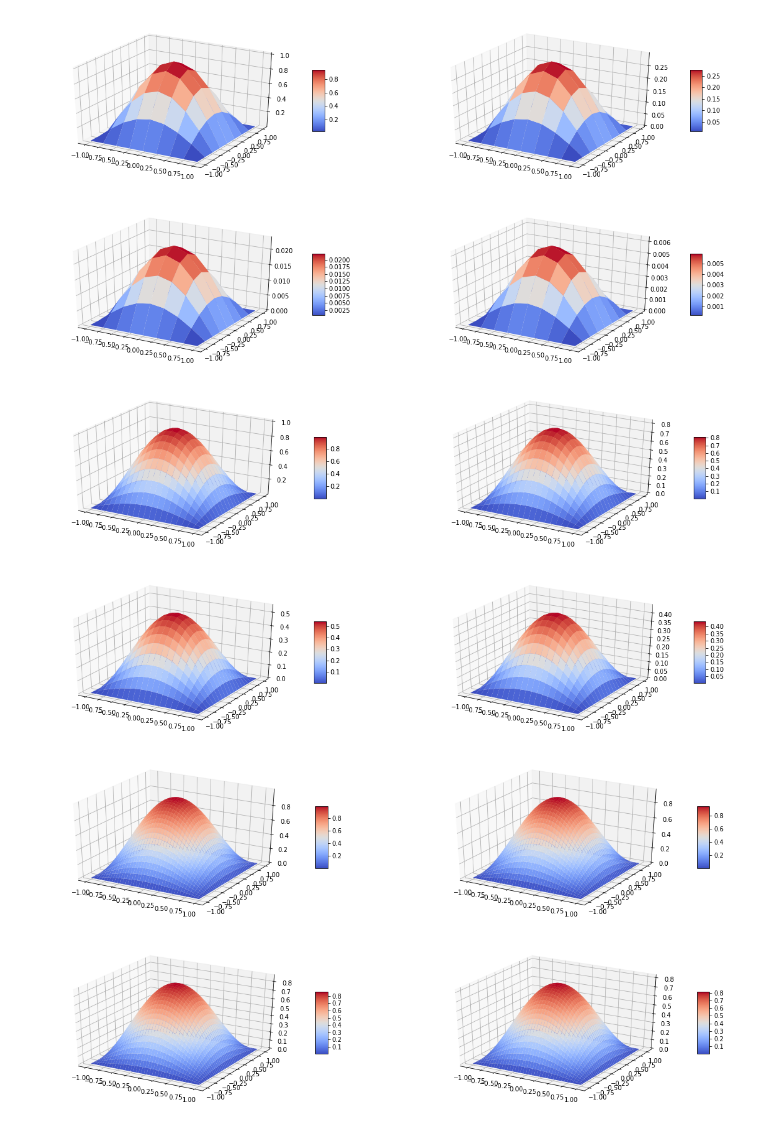
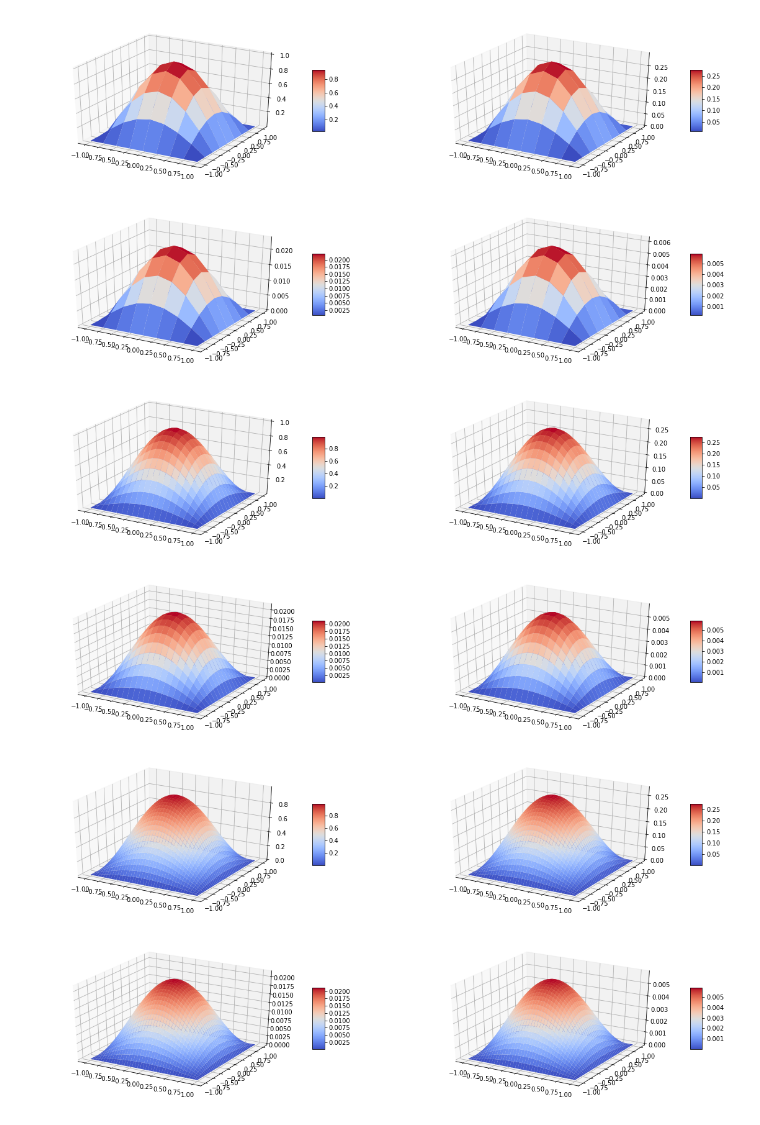
Before and after one commit to rudrasohan/Advanced-Numerical-Techniques, a Jupyter notebook: assignment8.ipynb, the cells around one changed output. Saved outputs shown, nothing was run; the diff lists cells and outputs as text; code cells hidden in the pictures.

```diff
--- a/assignment8.ipynb
+++ b/assignment8.ipynb
@@ -165,19 +165,3 @@ for i in range(len(u)):
     time.sleep(0.5)
 
 fig.clear()
-# %%
-eqn = Equation(1)
-cond = Conditions(Fraction(1,6),0.125,0.0,1.0,0.0,0.0,sin(np.pi*x))
-y = PDE_Solver(eqn, cond, 10)
-n = int(np.ceil((cond.xn - cond.x0)/cond.dx))
-x_range = np.arange(0, n + 1)
-fig = plt.figure(figsize=(20, 40))
-ax = fig.add_subplot(311)
-ax.set_title("dx=0.125")
-g = []
-for i in range(len(y)):
-    ax.plot(x_range, y[i])
-    ax.scatter(x_range, y[i])
-    g.append("t"+str(i))
-ax.legend(tuple(g))
-fig.show()
@@ -203,52 +191,50 @@ plt.show()
 # %% [output]
 [figure]
 # %%
-cond = Conditions(Fraction(1,6),0.1,0.1,-1.0,1.0,-1.0,1.0,0.0,cos(np.pi*x/2.0)*cos(np.pi*y/2.0))
-eqn = Equation(1)
-u = PDE_ADI_Solver(eqn, cond, 100)
+cond2 = Conditions(Fraction(1,6),0.1,0.1,-1.0,1.0,-1.0,1.0,0.0,cos(np.pi*x/2.0)*cos(np.pi*y/2.0))
+u2 = PDE_ADI_Solver(eqn, cond2, 625)
 # %%
-i = np.arange(cond.x0, cond.xn + cond.dx, cond.dx)
-j = np.arange(cond.y0, cond.yn + cond.dy, cond.dy)
+i = np.arange(cond2.x0, cond2.xn + cond2.dx, cond2.dx)
+j = np.arange(cond2.y0, cond2.yn + cond2.dy, cond2.dy)
 X, Y = np.meshgrid(i, j)
 fig = plt.figure(figsize=(20,10))
 fig.clear()
 ax = fig.add_subplot(221, projection='3d')
-surf = ax.plot_surface(X,Y,u[0],cmap=cm.coolwarm,linewidth=0, antialiased=True)
+surf = ax.plot_surface(X,Y,u2[0],cmap=cm.coolwarm,linewidth=0, antialiased=True)
 fig.colorbar(surf, shrink=0.4, aspect=5)
 ax = fig.add_subplot(222, projection='3d')
-surf1 = ax.plot_surface(X,Y,u[24],cmap=cm.coolwarm,linewidth=0, antialiased=True)
+surf1 = ax.plot_surface(X,Y,u2[156],cmap=cm.coolwarm,linewidth=0, antialiased=True)
 fig.colorbar(surf1, shrink=0.4, aspect=5)
 ax = fig.add_subplot(223, projection='3d')
-surf1 = ax.plot_surface(X,Y,u[74],cmap=cm.coolwarm,linewidth=0, antialiased=True)
+surf1 = ax.plot_surface(X,Y,u2[469],cmap=cm.coolwarm,linewidth=0, antialiased=True)
 fig.colorbar(surf1, shrink=0.4, aspect=5)
 ax = fig.add_subplot(224, projection='3d')
-surf1 = ax.plot_surface(X,Y,u[-1],cmap=cm.coolwarm,linewidth=0, antialiased=True)
+surf1 = ax.plot_surface(X,Y,u2[-1],cmap=cm.coolwarm,linewidth=0, antialiased=True)
 fig.colorbar(surf1, shrink=0.4, aspect=5)
 plt.show()
 # %% [output]
-[figure, old version]
+[figure, new version]
 # %%
-cond = Conditions(Fraction(1,6),0.05,0.05,-1.0,1.0,-1.0,1.0,0.0,cos(np.pi*x/2.0)*cos(np.pi*y/2.0))
-eqn = Equation(1)
-u = PDE_ADI_Solver(eqn, cond, 100)
+cond3 = Conditions(Fraction(1,6),0.05,0.05,-1.0,1.0,-1.0,1.0,0.0,cos(np.pi*x/2.0)*cos(np.pi*y/2.0))
+u3 = PDE_ADI_Solver(eqn, cond3, 625*4)
 # %%
-i = np.arange(cond.x0, cond.xn + cond.dx, cond.dx)
-j = np.arange(cond.y0, cond.yn + cond.dy, cond.dy)
+i = np.arange(cond3.x0, cond3.xn + cond3.dx, cond3.dx)
+j = np.arange(cond3.y0, cond3.yn + cond3.dy, cond3.dy)
 X, Y = np.meshgrid(i, j)
 fig = plt.figure(figsize=(20,10))
 fig.clear()
 ax = fig.add_subplot(221, projection='3d')
-surf = ax.plot_surface(X,Y,u[0],cmap=cm.coolwarm,linewidth=0, antialiased=True)
+surf = ax.plot_surface(X,Y,u3[0],cmap=cm.coolwarm,linewidth=0, antialiased=True)
 fig.colorbar(surf, shrink=0.4, aspect=5)
 ax = fig.add_subplot(222, projection='3d')
-surf1 = ax.plot_surface(X,Y,u[24],cmap=cm.coolwarm,linewidth=0, antialiased=True)
+surf1 = ax.plot_surface(X,Y,u3[625],cmap=cm.coolwarm,linewidth=0, antialiased=True)
 fig.colorbar(surf1, shrink=0.4, aspect=5)
 ax = fig.add_subplot(223, projection='3d')
-surf1 = ax.plot_surface(X,Y,u[74],cmap=cm.coolwarm,linewidth=0, antialiased=True)
+surf1 = ax.plot_surface(X,Y,u3[1875],cmap=cm.coolwarm,linewidth=0, antialiased=True)
 fig.colorbar(surf1, shrink=0.4, aspect=5)
 ax = fig.add_subplot(224, projection='3d')
-surf1 = ax.plot_surface(X,Y,u[-1],cmap=cm.coolwarm,linewidth=0, antialiased=True)
+surf1 = ax.plot_surface(X,Y,u3[-1],cmap=cm.coolwarm,linewidth=0, antialiased=True)
 fig.colorbar(surf1, shrink=0.4, aspect=5)
 plt.show()
 # %% [output]
-[figure, old version]
+[figure, new version]
```
Also changed, not shown: parts of 1 cell of this notebook.
